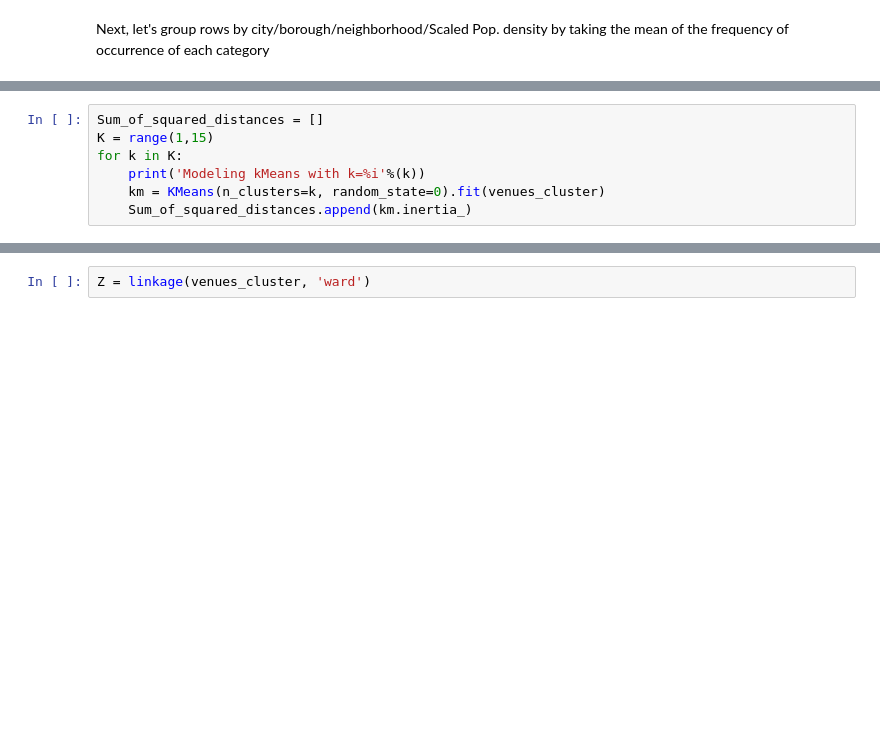
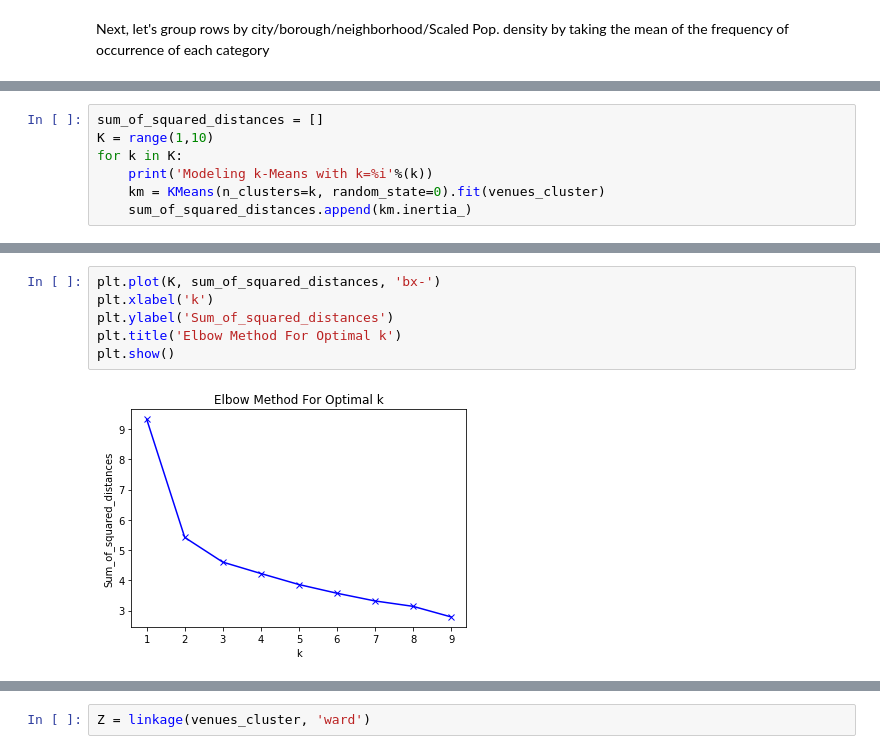
Before and after one commit to SteSa1987/coursera-ibm-capstone, a Jupyter notebook: Comparing Darmstadt and Karlsruhe.ipynb, the cells around one changed output, grey strips where cells are left out. Drawn from its saved outputs; the diff is of its cells as text; blank space fills up the shorter version.

```diff
--- a/Comparing Darmstadt and Karlsruhe.ipynb
+++ b/Comparing Darmstadt and Karlsruhe.ipynb
@@ -828,7 +771,0 @@ Check the optimal value for k in kmeans clustering via elbow method
-# %%
-Sum_of_squared_distances = []
-K = range(1,15)
-for k in K:
-    print('Modeling kMeans with k=%i'%(k))
-    km = KMeans(n_clusters=k, random_state=0).fit(venues_cluster)
-    Sum_of_squared_distances.append(km.inertia_)
@@ -977,0 +862,7 @@ from scipy.cluster.hierarchy import dendrogram, linkage
+# %%
+sum_of_squared_distances = []
+K = range(1,10)
+for k in K:
+    print('Modeling k-Means with k=%i'%(k))
+    km = KMeans(n_clusters=k, random_state=0).fit(venues_cluster)
+    sum_of_squared_distances.append(km.inertia_)
@@ -977,0 +879,8 @@ from scipy.cluster.hierarchy import dendrogram, linkage
+# %%
+plt.plot(K, sum_of_squared_distances, 'bx-')
+plt.xlabel('k')
+plt.ylabel('Sum_of_squared_distances')
+plt.title('Elbow Method For Optimal k')
+plt.show()
+# %% [output]
+[figure, added]
```
Also changed, not shown: parts of 123 cells of this notebook.
